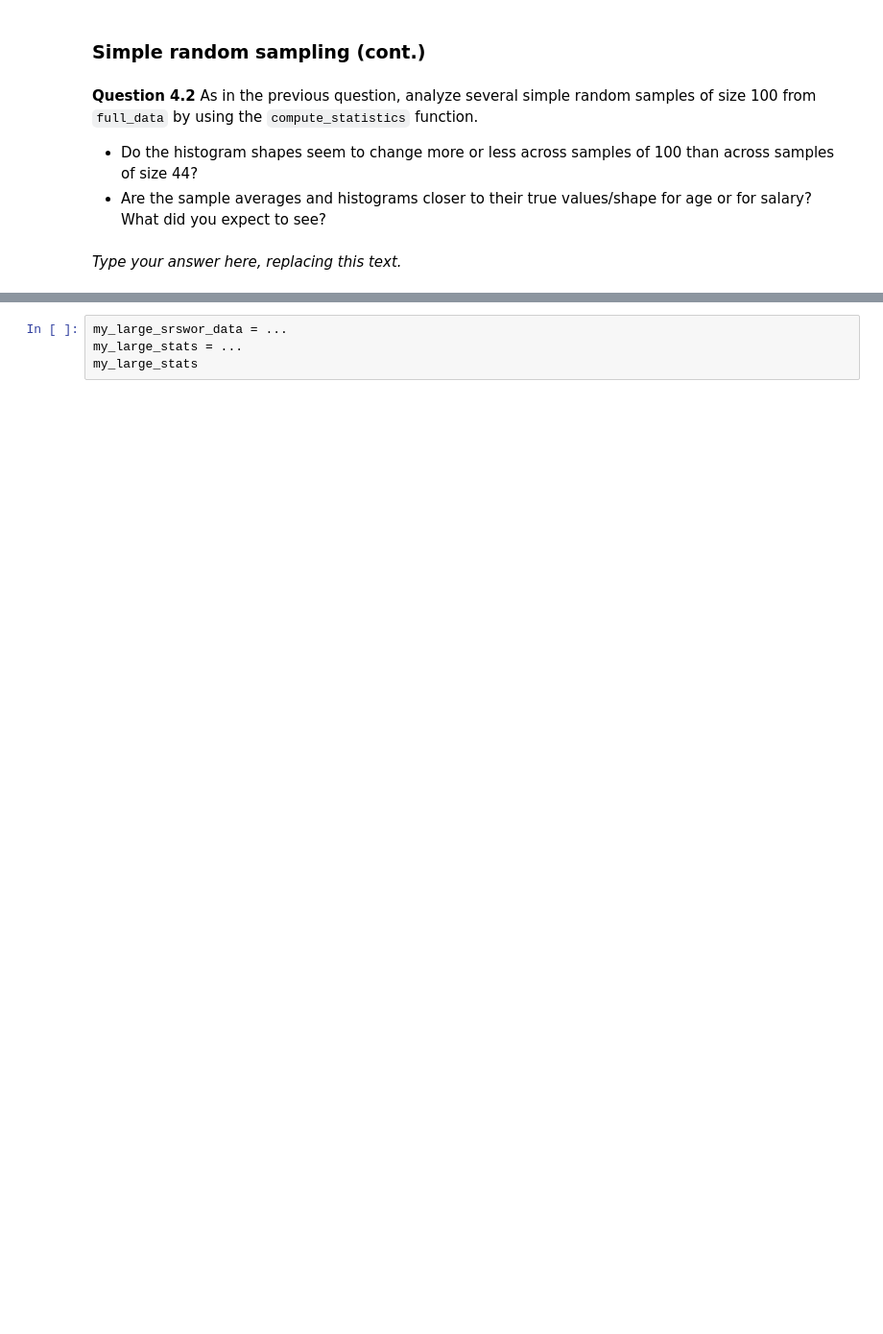
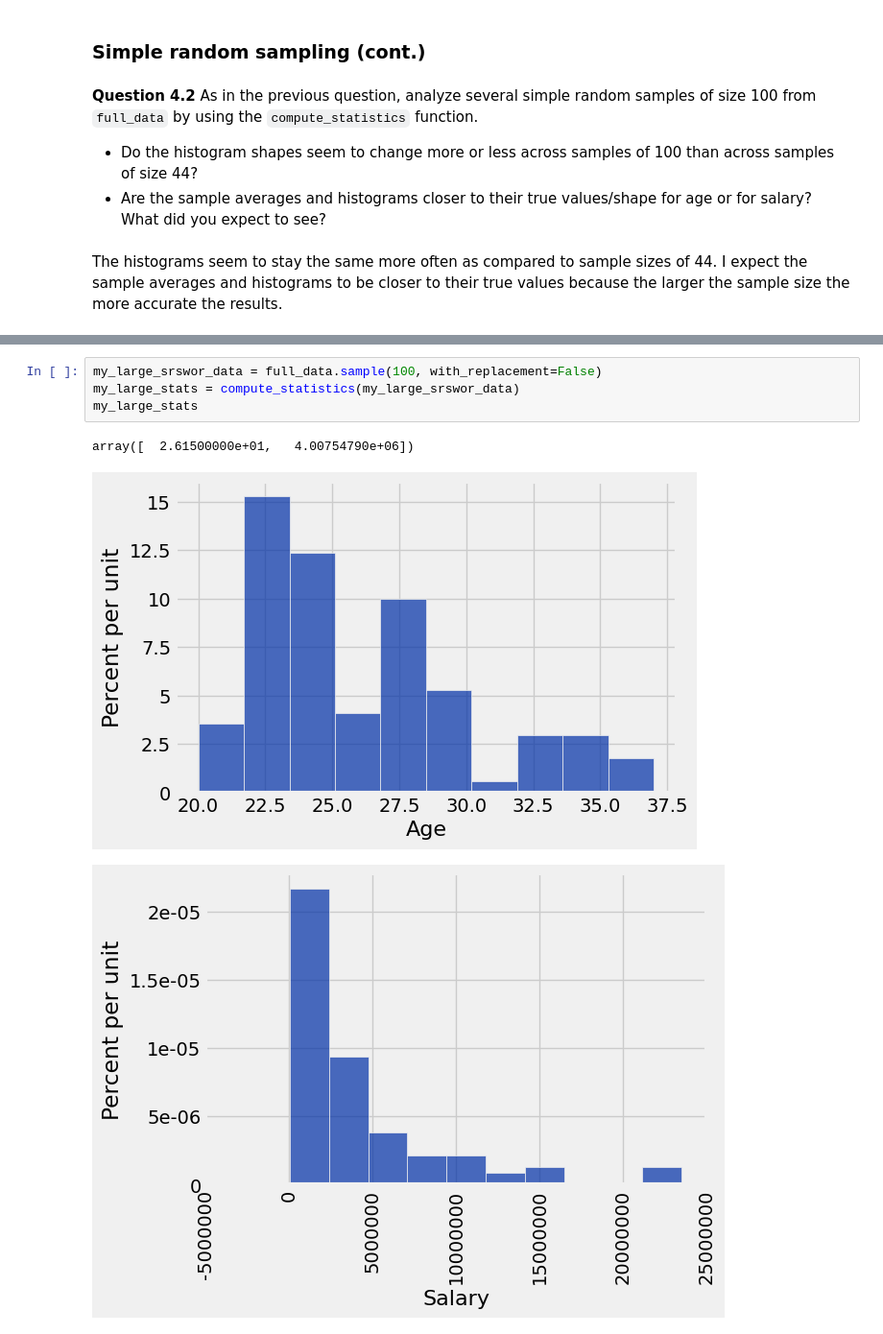
Before and after one commit to kwagoner1/DATA_FALL, a Jupyter notebook: LEC12/lab05.ipynb, the cells around one changed output, grey strips where cells are left out. Shown at 96% size. Saved outputs shown, nothing was run; the diff lists cells and outputs as text; blank space fills up the shorter version.

```diff
--- a/LEC12/lab05.ipynb
+++ b/LEC12/lab05.ipynb
@@ -474,11 +485,15 @@ grader.check("q41")
 **Question 4.2** As in the previous question, analyze several simple random samples of size 100 from `full_data` by using the `compute_statistics` function.
 - Do the histogram shapes seem to change more or less across samples of 100 than across samples of size 44?
 - Are the sample averages and histograms closer to their true values/shape for age or for salary?  What did you expect to see?
-# %% [markdown]
-_Type your answer here, replacing this text._
+# %% [markdown]
+The histograms seem to stay the same more often as compared to sample sizes of 44. I expect the sample averages and histograms to be closer to their true values because the larger the sample size the more accurate the results.
 # %% [markdown]
 <!-- BEGIN QUESTION -->
 # %%
-my_large_srswor_data = ...
-my_large_stats = ...
+my_large_srswor_data = full_data.sample(100, with_replacement=False)
+my_large_stats = compute_statistics(my_large_srswor_data)
 my_large_stats
+# %% [output]
+array([  2.61500000e+01,   4.00754790e+06])
+[figure, added]
+[figure, added]
```
Also changed, not shown: parts of 10 cells of this notebook, 2 other files.
